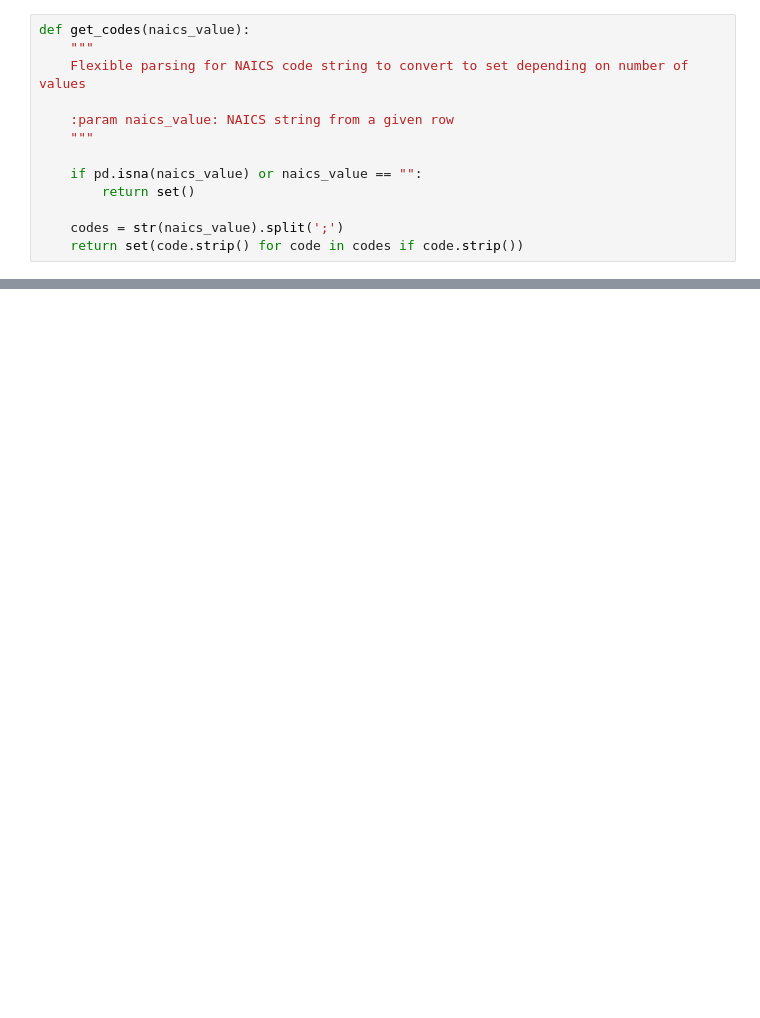
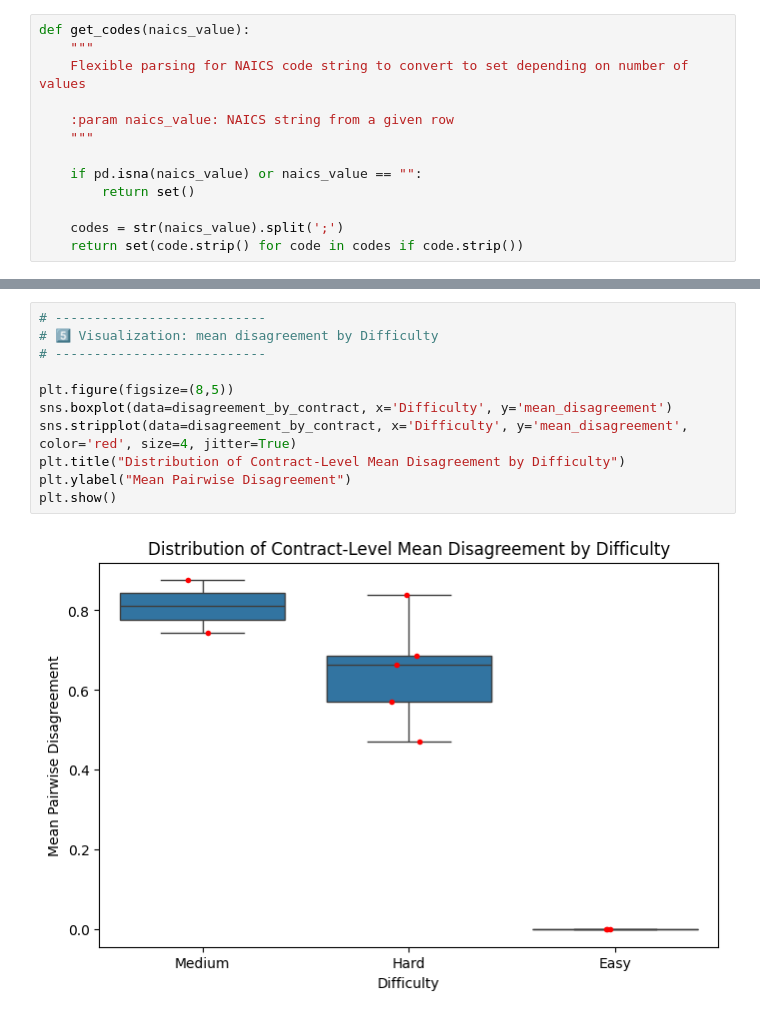
Before and after one commit to w-mayer/consistency_analysis, a Jupyter notebook: consistency_analysis.ipynb, the cells around one changed output, grey strips where cells are left out. Saved outputs shown, nothing was run; the diff lists cells and outputs as text; blank space fills up the shorter version.

```diff
--- a/consistency_analysis.ipynb
+++ b/consistency_analysis.ipynb
@@ -231,0 +373,13 @@ jaccard_summary = summarize_jaccard_by_difficulty(jaccard_df)
+# %%
+# ---------------------------
+# 5️⃣ Visualization: mean disagreement by Difficulty
+# ---------------------------
+
+plt.figure(figsize=(8,5))
+sns.boxplot(data=disagreement_by_contract, x='Difficulty', y='mean_disagreement')
+sns.stripplot(data=disagreement_by_contract, x='Difficulty', y='mean_disagreement', color='red', size=4, jitter=True)
+plt.title("Distribution of Contract-Level Mean Disagreement by Difficulty")
+plt.ylabel("Mean Pairwise Disagreement")
+plt.show()
+# %% [output]
+[figure, added]
```
Also changed, not shown: parts of 27 cells of this notebook.
